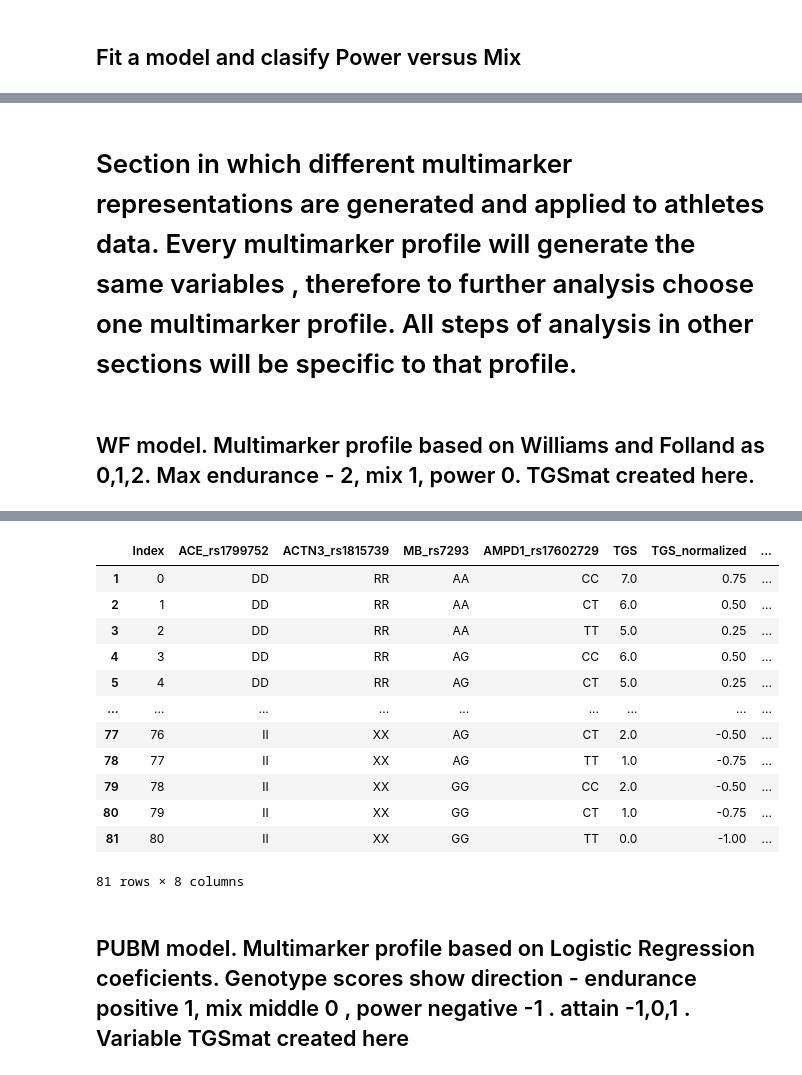
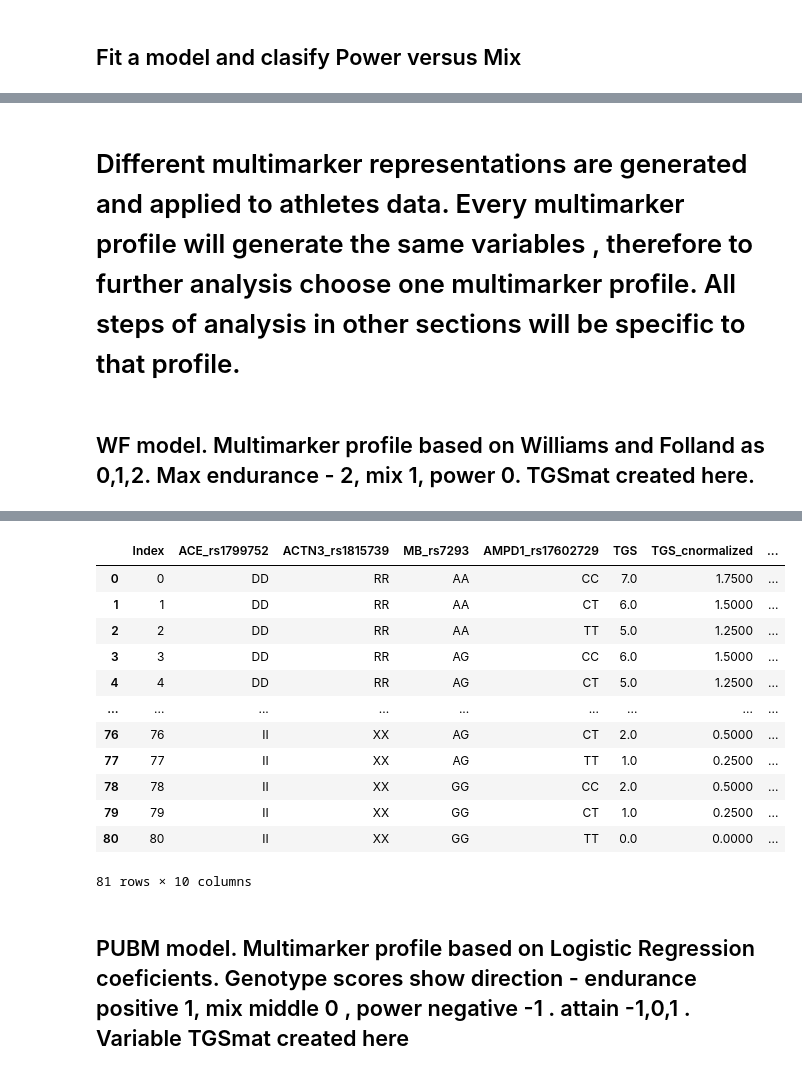
Before and after one commit to erinijapranckeviciene/ppolygenic, a Jupyter notebook: ppolygenic_working_draft.ipynb, the cells around one changed output, grey strips where cells are left out. Drawn from its saved outputs; the diff is of its cells as text; code cells hidden in the pictures.

```diff
--- a/ppolygenic_working_draft.ipynb
+++ b/ppolygenic_working_draft.ipynb
@@ -934,5 +987,5 @@ dfdrez
 # %% [markdown]
-# Section in which different multimarker representations are generated and applied to athletes data. Every multimarker profile will generate the same variables , therefore to further analysis choose one multimarker profile.  All steps of analysis in other sections will be specific to that profile.
+# Different multimarker representations are generated and applied to athletes data. Every multimarker profile will generate the same variables , therefore to further analysis choose one multimarker profile.  All steps of analysis in other sections will be specific to that profile.
 # %% [markdown]
 ## WF model. Multimarker profile based on Williams and Folland as 0,1,2. Max endurance - 2, mix 1, power 0. TGSmat created here.
 # %%
@@ -949,12 +1002,12 @@ import pandas
 markers_endpow ={ \
 # Endurance_power markers of LT data sample
      'endurance_power_vilnius': \
-                {'rs1799752':     {'gene':'ACE', 'genotype_scores':{'DD': 2, 'ID': 1, 'II': 0},'allele_freq':{'I':0.43,'D':0.57}, 'conf': 1},\
-                 'rs1815739':     {'gene':'ACTN3', 'genotype_scores':{'RR': 1, 'RX': 2, 'XX': 0},'allele_freq':{'R':0.65,'X':0.35}, 'conf': 1},\
-                 'rs7293': {'gene':'MB','genotype_scores':{'AA': 2, 'AG': 1, 'GG': 0},'allele_freq':{'A':0.5,'G':0.5}, 'conf': 1},\
-                 'rs17602729':{'gene':'AMPD1','genotype_scores':{'CC': 2, 'CT': 1, 'TT': 0},'allele_freq':{'C':0.85,'T':0.15}, 'conf': 1}}}
+                {'ACE_rs1799752':     {'gene':'ACE', 'genotype_scores':{'DD': 2, 'ID': 1, 'II': 0},'frequencies':{'DD': 0.247, 'ID': 0.369, 'II': 0.384},'allele_freq':{'I':0.43,'D':0.57}, 'conf': 1},\
+                 'ACTN3_rs1815739':     {'gene':'ACTN3', 'genotype_scores':{'RR': 1, 'RX': 2, 'XX': 0}, 'frequencies':{'RR': 0.408, 'RX': 0.49, 'XX': 0.102},'allele_freq':{'R':0.65,'X':0.35}, 'conf': 1},\
+                 'MB_rs7293': {'gene':'MB','genotype_scores':{'AA': 2, 'AG': 1, 'GG': 0},'frequencies':{'AA': 0.271, 'AG': 0.455, 'GG': 0.275},'allele_freq':{'A':0.5,'G':0.5}, 'conf': 1},\
+                 'AMPD1_rs17602729':{'gene':'AMPD1','genotype_scores':{'CC': 2, 'CT': 1, 'TT': 0}, 'frequencies':{'CC': 0.722, 'CT': 0.255, 'TT': 0.024},'allele_freq':{'C':0.85,'T':0.15}, 'conf': 1}}}
 
-endpow_gt_list='rs1799752 DD, rs1815739 RX, rs7293 AA, rs17602729 CC '
+endpow_gt_list='ACE_rs1799752 DD, ACTN3_rs1815739 RX, MB_rs7293 AA, AMPD1_rs17602729 CC '
 
 tgs_endpow = total_genotype_score(endpow_gt_list, markers_endpow['endurance_power_vilnius'])
 print("Endurance power markers LT data: ",endpow_gt_list)
@@ -964,39 +1017,7 @@ co = genotype_combinations_tgs(markers_endpow['endurance_power_vilnius'])
 tg=co[0]
 ft=co[1]
 
-print("Endurance-power markers: all genotype combinations and their TGS:")
-for x in tg:
-    print(x)
-
-print("Endurance-power markers: table of TGS frequency distribution:")
-for x in ft:
-    print(x)
-
-v=[]
-cnames=tg[0]
-s=cnames.split(sep=",")
-#print(s)
-for x in tg:
- v.append(x.split(sep=","))
-gtsdist=pandas.DataFrame(v,columns=['Index', 'ACE_rs1799752', 'ACTN3_rs1815739', 'MB_rs7293', 'AMPD1_rs17602729', 'TGS', 'TGS_normalized'])
-
-gtsdist1=gtsdist.drop([0],axis=0)
-gtsdist1['TGS']=gtsdist1['TGS'].astype(float)
-uniqgt=gtsdist1['ACE_rs1799752']+gtsdist1['ACTN3_rs1815739']+gtsdist1['MB_rs7293']+gtsdist1['AMPD1_rs17602729']
-gtsdist1['GT']=uniqgt
-
-TGSmat=gtsdist1.copy()
-
-# ignore TGS_normalized, that is computed in the function. The TGS scores, based on the genotypic scores,
-# attain values from minimum to maximum. Normalization at this stage means mapping the TGS into interval [-1, 1].
-# formula thanks to this link https://math.stackexchange.com/questions/914823/shift-numbers-into-a-different-range/914843
-# [a,b] onto [c,d]  f(t)=c+((d-c)/(b-a))*(t-a)
-
-def intervalf(x,a=min(TGSmat['TGS']),b=max(TGSmat['TGS']),c=-1,d=1):
-  return c+((d-c)/(b-a))*(x-a)
-# normalize TGS
-TGSmat['TGS_normalized']=TGSmat['TGS'].apply(intervalf)
-
-#gtsdist1 is null distribution of genotypes and TGS scores across genotypes
+TGSmat=GTcombinations_to_df(tg)
+TGSmat['GT']=TGSmat['ACE_rs1799752']+TGSmat['ACTN3_rs1815739']+TGSmat['MB_rs7293']+TGSmat['AMPD1_rs17602729']
 TGSmat
 # %% [output]
@@ -1020,16 +1026,16 @@ Index,rs1799752,rs1815739,rs7293,rs17602729,TGS,TGS_normalized
-|  | Index | ACE_rs1799752 | ACTN3_rs1815739 | MB_rs7293 | AMPD1_rs17602729 | TGS | TGS_normalized | ... |
-| 1 | 0 | DD | RR | AA | CC | 7.0 | 0.75 | ... |
-| 2 | 1 | DD | RR | AA | CT | 6.0 | 0.50 | ... |
-| 3 | 2 | DD | RR | AA | TT | 5.0 | 0.25 | ... |
-| 4 | 3 | DD | RR | AG | CC | 6.0 | 0.50 | ... |
-| 5 | 4 | DD | RR | AG | CT | 5.0 | 0.25 | ... |
+|  | Index | ACE_rs1799752 | ACTN3_rs1815739 | MB_rs7293 | AMPD1_rs17602729 | TGS | TGS_cnormalized | ... |
+| 0 | 0 | DD | RR | AA | CC | 7.0 | 1.7500 | ... |
+| 1 | 1 | DD | RR | AA | CT | 6.0 | 1.5000 | ... |
+| 2 | 2 | DD | RR | AA | TT | 5.0 | 1.2500 | ... |
+| 3 | 3 | DD | RR | AG | CC | 6.0 | 1.5000 | ... |
+| 4 | 4 | DD | RR | AG | CT | 5.0 | 1.2500 | ... |
 | ... | ... | ... | ... | ... | ... | ... | ... | ... |
-| 77 | 76 | II | XX | AG | CT | 2.0 | -0.50 | ... |
-| 78 | 77 | II | XX | AG | TT | 1.0 | -0.75 | ... |
-| 79 | 78 | II | XX | GG | CC | 2.0 | -0.50 | ... |
-| 80 | 79 | II | XX | GG | CT | 1.0 | -0.75 | ... |
-| 81 | 80 | II | XX | GG | TT | 0.0 | -1.00 | ... |
+| 76 | 76 | II | XX | AG | CT | 2.0 | 0.5000 | ... |
+| 77 | 77 | II | XX | AG | TT | 1.0 | 0.2500 | ... |
+| 78 | 78 | II | XX | GG | CC | 2.0 | 0.5000 | ... |
+| 79 | 79 | II | XX | GG | CT | 1.0 | 0.2500 | ... |
+| 80 | 80 | II | XX | GG | TT | 0.0 | 0.0000 | ... |
-81 rows × 8 columns
+81 rows × 10 columns
 # %% [markdown]
 ## PUBM model. Multimarker profile based on Logistic Regression coeficients. Genotype scores show direction - endurance positive 1, mix middle 0 , power negative -1 .  attain -1,0,1 .   Variable TGSmat created here
 # %%
```
Also changed, not shown: parts of 11 cells of this notebook.
